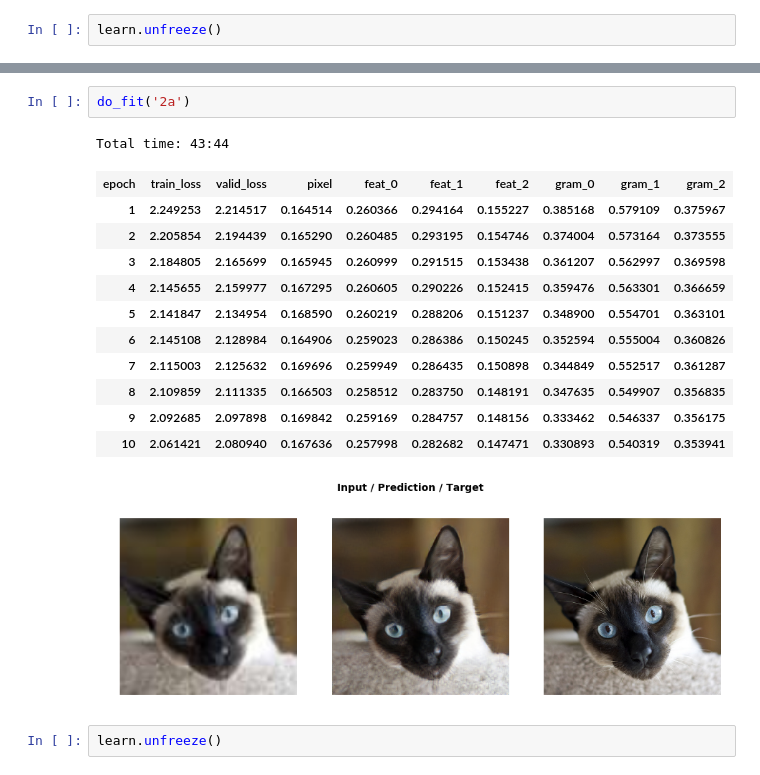
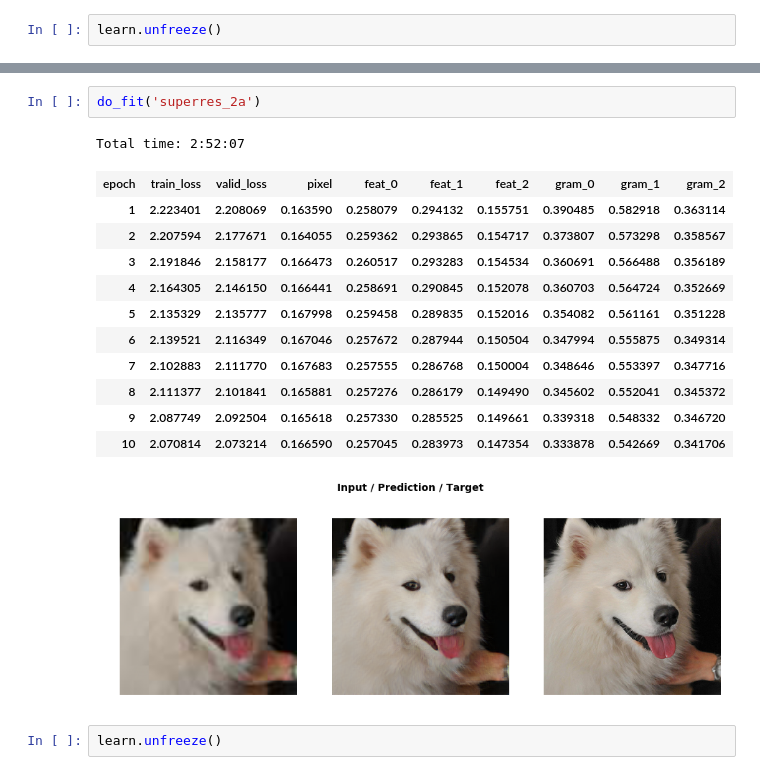
Before and after one commit to cedrickchee/fastai-course-v3, a Jupyter notebook: nbs/dl1/lesson7-superres_20190110.ipynb, the cells around one changed output, grey strips where cells are left out. Cells and saved outputs as stored; diff of their text form.

```diff
--- a/nbs/dl1/lesson7-superres_20190110.ipynb
+++ b/nbs/dl1/lesson7-superres_20190110.ipynb
@@ -170,19 +222,19 @@ learn.load('1b');
 # %%
-do_fit('2a')
+do_fit('superres_2a')
 # %% [output]
-Total time: 43:44
+Total time: 2:52:07
 | epoch | train_loss | valid_loss | pixel | feat_0 | feat_1 | feat_2 | gram_0 | gram_1 | gram_2 |
-| 1 | 2.249253 | 2.214517 | 0.164514 | 0.260366 | 0.294164 | 0.155227 | 0.385168 | 0.579109 | 0.375967 |
-| 2 | 2.205854 | 2.194439 | 0.165290 | 0.260485 | 0.293195 | 0.154746 | 0.374004 | 0.573164 | 0.373555 |
-| 3 | 2.184805 | 2.165699 | 0.165945 | 0.260999 | 0.291515 | 0.153438 | 0.361207 | 0.562997 | 0.369598 |
-| 4 | 2.145655 | 2.159977 | 0.167295 | 0.260605 | 0.290226 | 0.152415 | 0.359476 | 0.563301 | 0.366659 |
-| 5 | 2.141847 | 2.134954 | 0.168590 | 0.260219 | 0.288206 | 0.151237 | 0.348900 | 0.554701 | 0.363101 |
-| 6 | 2.145108 | 2.128984 | 0.164906 | 0.259023 | 0.286386 | 0.150245 | 0.352594 | 0.555004 | 0.360826 |
-| 7 | 2.115003 | 2.125632 | 0.169696 | 0.259949 | 0.286435 | 0.150898 | 0.344849 | 0.552517 | 0.361287 |
-| 8 | 2.109859 | 2.111335 | 0.166503 | 0.258512 | 0.283750 | 0.148191 | 0.347635 | 0.549907 | 0.356835 |
-| 9 | 2.092685 | 2.097898 | 0.169842 | 0.259169 | 0.284757 | 0.148156 | 0.333462 | 0.546337 | 0.356175 |
-| 10 | 2.061421 | 2.080940 | 0.167636 | 0.257998 | 0.282682 | 0.147471 | 0.330893 | 0.540319 | 0.353941 |
+| 1 | 2.223401 | 2.208069 | 0.163590 | 0.258079 | 0.294132 | 0.155751 | 0.390485 | 0.582918 | 0.363114 |
+| 2 | 2.207594 | 2.177671 | 0.164055 | 0.259362 | 0.293865 | 0.154717 | 0.373807 | 0.573298 | 0.358567 |
+| 3 | 2.191846 | 2.158177 | 0.166473 | 0.260517 | 0.293283 | 0.154534 | 0.360691 | 0.566488 | 0.356189 |
+| 4 | 2.164305 | 2.146150 | 0.166441 | 0.258691 | 0.290845 | 0.152078 | 0.360703 | 0.564724 | 0.352669 |
+| 5 | 2.135329 | 2.135777 | 0.167998 | 0.259458 | 0.289835 | 0.152016 | 0.354082 | 0.561161 | 0.351228 |
+| 6 | 2.139521 | 2.116349 | 0.167046 | 0.257672 | 0.287944 | 0.150504 | 0.347994 | 0.555875 | 0.349314 |
+| 7 | 2.102883 | 2.111770 | 0.167683 | 0.257555 | 0.286768 | 0.150004 | 0.348646 | 0.553397 | 0.347716 |
+| 8 | 2.111377 | 2.101841 | 0.165881 | 0.257276 | 0.286179 | 0.149490 | 0.345602 | 0.552041 | 0.345372 |
+| 9 | 2.087749 | 2.092504 | 0.165618 | 0.257330 | 0.285525 | 0.149661 | 0.339318 | 0.548332 | 0.346720 |
+| 10 | 2.070814 | 2.073214 | 0.166590 | 0.257045 | 0.283973 | 0.147354 | 0.333878 | 0.542669 | 0.341706 |
-[figure, old version]
+[figure, new version]
 # %%
 learn.unfreeze()
 # %%
```
Also changed, not shown: parts of 41 cells of this notebook.
